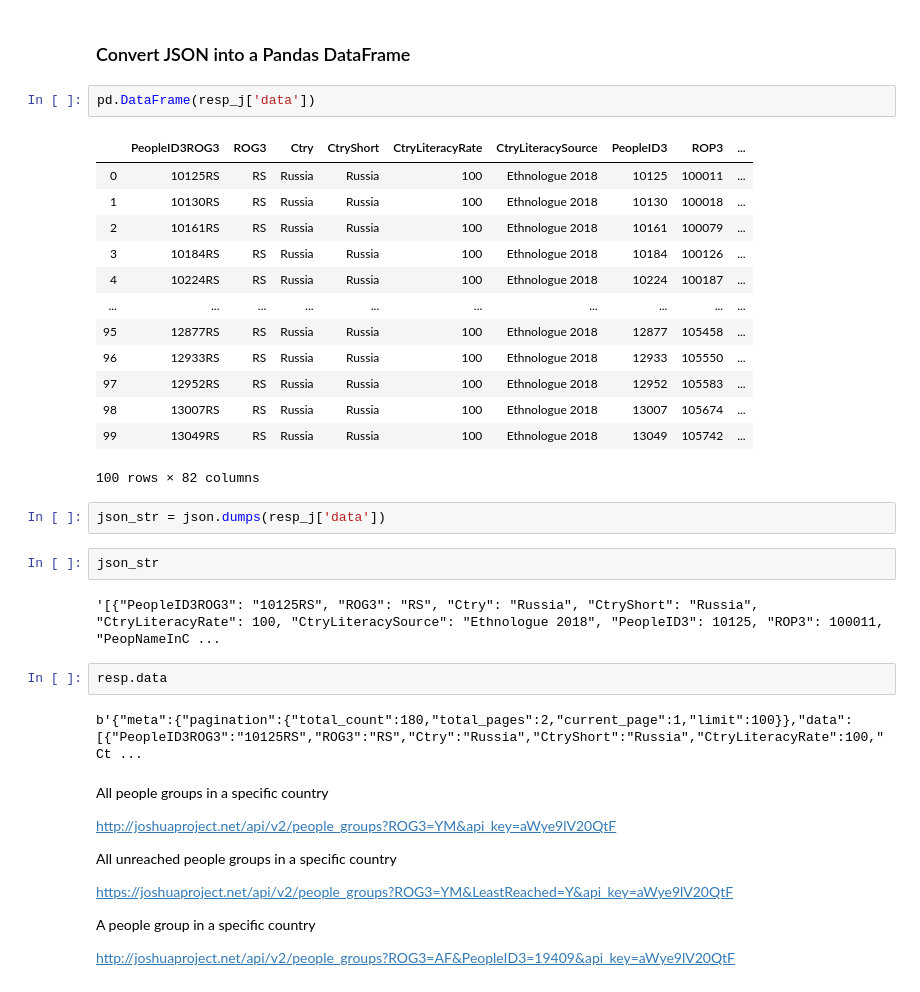
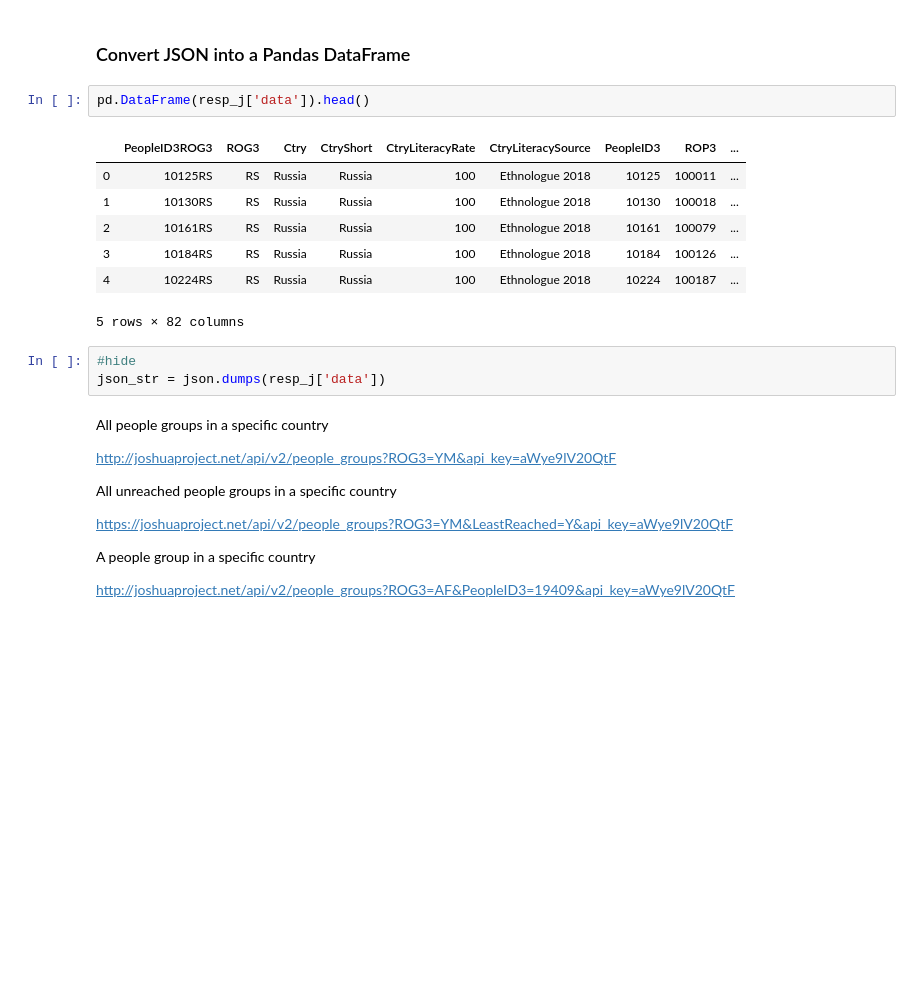
Before and after one commit to kdorichev/joshuaproject, a Jupyter notebook: 00_core.ipynb, the cells around one changed output. Cells and saved outputs as stored; diff of their text form; blank space fills up the shorter version.

```diff
--- a/00_core.ipynb
+++ b/00_core.ipynb
@@ -218,31 +209,18 @@ cci.to_dict(orient='dict')
 # %% [markdown]
 ### Convert JSON into a Pandas DataFrame
 # %%
-pd.DataFrame(resp_j['data'])
+pd.DataFrame(resp_j['data']).head()
 # %% [output]
 |  | PeopleID3ROG3 | ROG3 | Ctry | CtryShort | CtryLiteracyRate | CtryLiteracySource | PeopleID3 | ROP3 | ... |
 | 0 | 10125RS | RS | Russia | Russia | 100 | Ethnologue 2018 | 10125 | 100011 | ... |
 | 1 | 10130RS | RS | Russia | Russia | 100 | Ethnologue 2018 | 10130 | 100018 | ... |
 | 2 | 10161RS | RS | Russia | Russia | 100 | Ethnologue 2018 | 10161 | 100079 | ... |
 | 3 | 10184RS | RS | Russia | Russia | 100 | Ethnologue 2018 | 10184 | 100126 | ... |
 | 4 | 10224RS | RS | Russia | Russia | 100 | Ethnologue 2018 | 10224 | 100187 | ... |
-| ... | ... | ... | ... | ... | ... | ... | ... | ... | ... |
-| 95 | 12877RS | RS | Russia | Russia | 100 | Ethnologue 2018 | 12877 | 105458 | ... |
-| 96 | 12933RS | RS | Russia | Russia | 100 | Ethnologue 2018 | 12933 | 105550 | ... |
-| 97 | 12952RS | RS | Russia | Russia | 100 | Ethnologue 2018 | 12952 | 105583 | ... |
-| 98 | 13007RS | RS | Russia | Russia | 100 | Ethnologue 2018 | 13007 | 105674 | ... |
-| 99 | 13049RS | RS | Russia | Russia | 100 | Ethnologue 2018 | 13049 | 105742 | ... |
-100 rows × 82 columns
+5 rows × 82 columns
 # %%
+#hide
 json_str = json.dumps(resp_j['data'])
-# %%
-json_str
-# %% [output]
-'[{"PeopleID3ROG3": "10125RS", "ROG3": "RS", "Ctry": "Russia", "CtryShort": "Russia", "CtryLiteracyRate": 100, "CtryLiteracySource": "Ethnologue 2018", "PeopleID3": 10125, "ROP3": 100011, "PeopNameInC ...
-# %%
-resp.data
-# %% [output]
-b'{"meta":{"pagination":{"total_count":180,"total_pages":2,"current_page":1,"limit":100}},"data":[{"PeopleID3ROG3":"10125RS","ROG3":"RS","Ctry":"Russia","CtryShort":"Russia","CtryLiteracyRate":100,"Ct ...
 # %% [markdown]
 All people groups in a specific country
 
```
Also changed, not shown: parts of 4 cells of this notebook, 4 other files.
